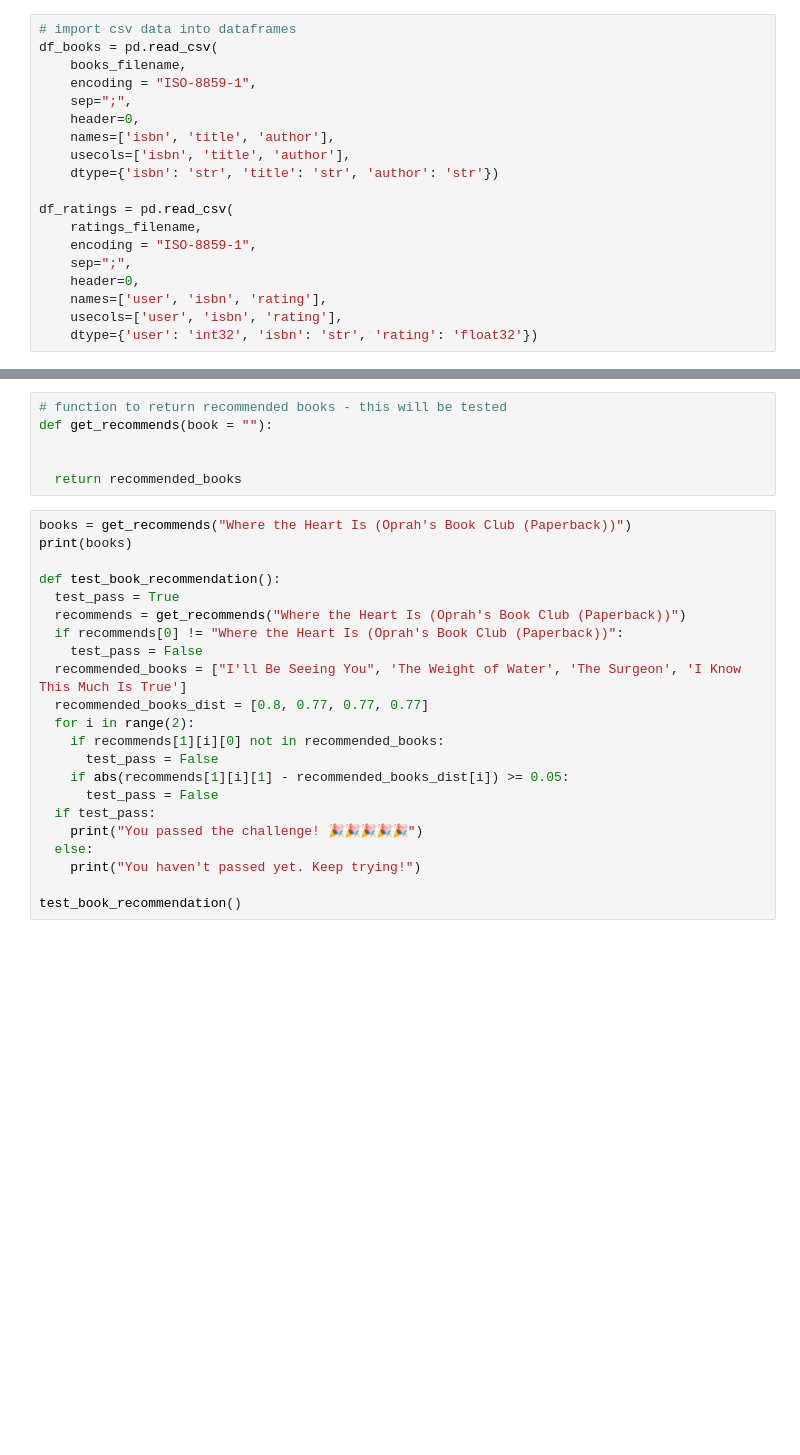
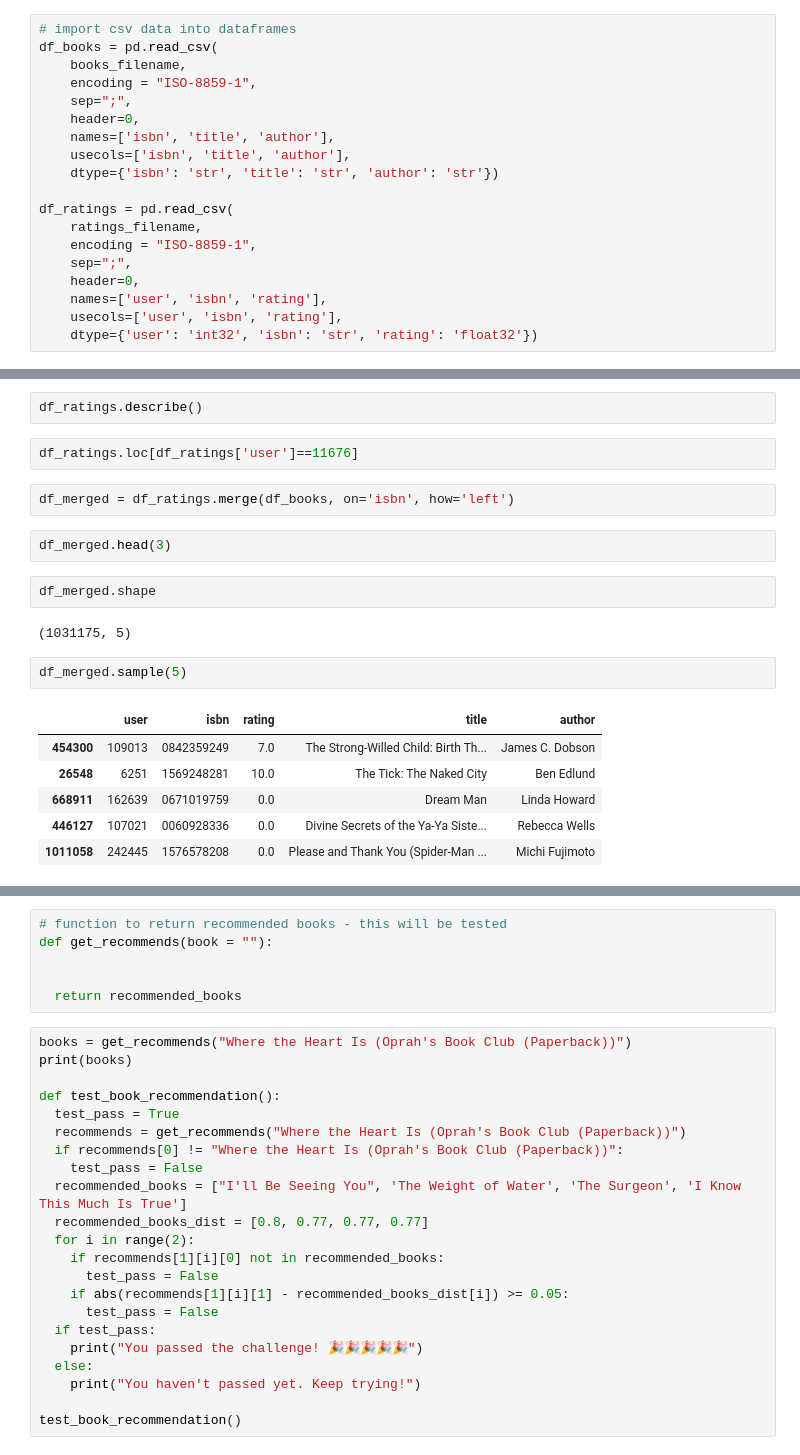
Before and after one commit to Richards-R/FCC-Book-Recommendation-Engine-using-KNN, a Jupyter notebook: Richards_R_fcc_book_recommendation_knn.ipynb, the cells around one changed output, grey strips where cells are left out. Drawn from its saved outputs; the diff is of its cells as text; blank space fills up the shorter version.

```diff
--- a/Richards_R_fcc_book_recommendation_knn.ipynb
+++ b/Richards_R_fcc_book_recommendation_knn.ipynb
@@ -38,0 +62,21 @@ df_ratings = pd.read_csv(
+# %%
+df_ratings.describe()
+# %%
+df_ratings.loc[df_ratings['user']==11676]
+# %%
+df_merged = df_ratings.merge(df_books, on='isbn', how='left')
+# %%
+df_merged.head(3)
+# %%
+df_merged.shape
+# %% [output]
+(1031175, 5)
+# %%
+df_merged.sample(5)
+# %% [output]
+|  | user | isbn | rating | title | author |
+| 454300 | 109013 | 0842359249 | 7.0 | The Strong-Willed Child: Birth Th... | James C. Dobson |
+| 26548 | 6251 | 1569248281 | 10.0 | The Tick: The Naked City | Ben Edlund |
+| 668911 | 162639 | 0671019759 | 0.0 | Dream Man | Linda Howard |
+| 446127 | 107021 | 0060928336 | 0.0 | Divine Secrets of the Ya-Ya Siste... | Rebecca Wells |
+| 1011058 | 242445 | 1576578208 | 0.0 | Please and Thank You (Spider-Man ... | Michi Fujimoto |
```
Also changed, not shown: parts of 16 cells of this notebook.
